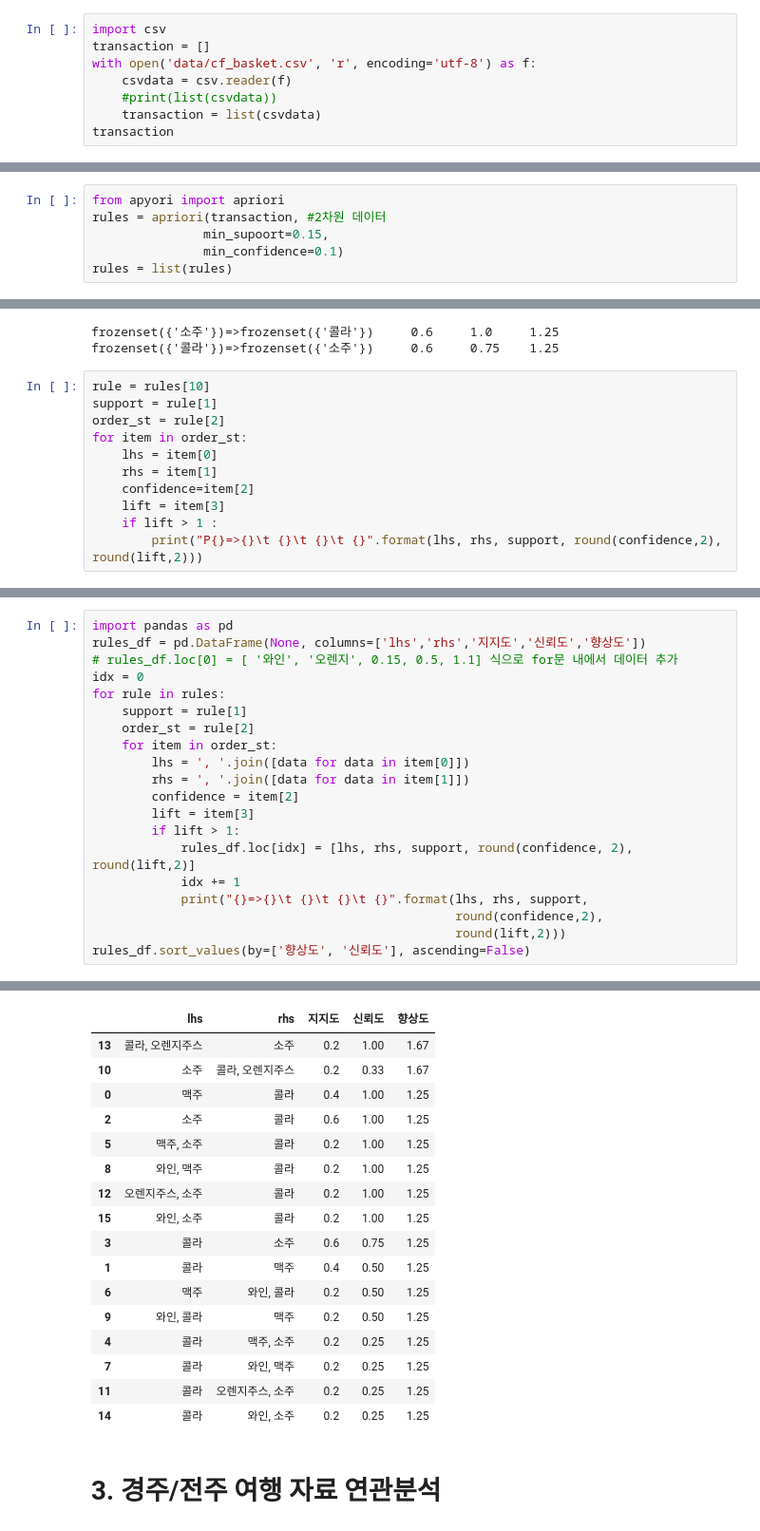
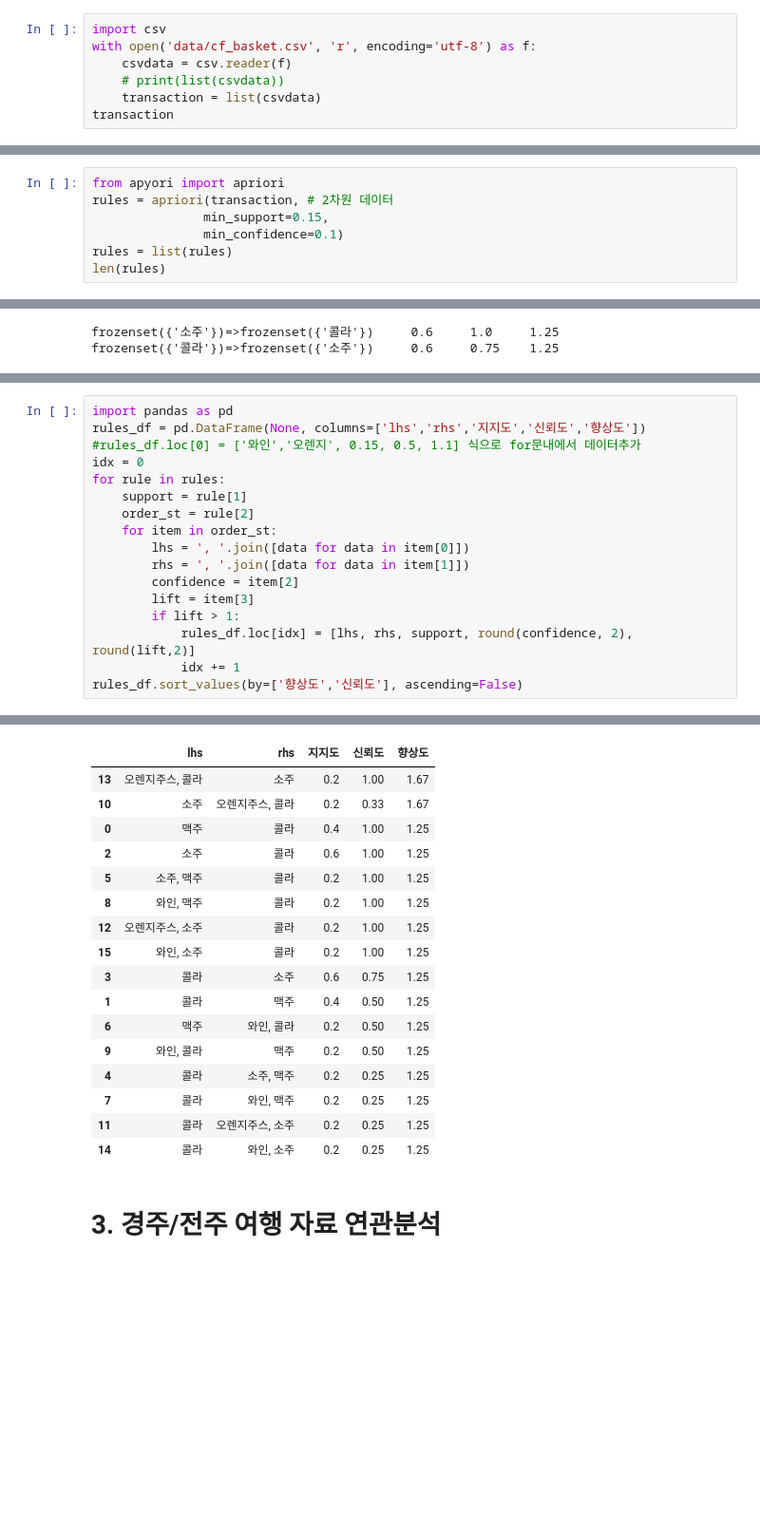
Before and after one commit to cwal8202/ai_x, a Jupyter notebook: source/07_자연어처리/ch3_연관분석.ipynb, the cells around one changed output, grey strips where cells are left out. Shown at 95% size. Drawn from its saved outputs; the diff is of its cells as text; blank space fills up the shorter version.

```diff
--- a/source/07_자연어처리/ch3_연관분석.ipynb
+++ b/source/07_자연어처리/ch3_연관분석.ipynb
@@ -40,10 +40,9 @@ table.dataframe{font-size:15px;}
 # 2. 연관분석 구현
 # %%
 import csv
-transaction = []
 with open('data/cf_basket.csv', 'r', encoding='utf-8') as f:
     csvdata = csv.reader(f)
-    #print(list(csvdata))
+    # print(list(csvdata))
     transaction = list(csvdata)
 transaction
 # %% [output]
@@ -54,7 +53,8 @@ transaction
  ['오렌지주스', '와인']]
 # %%
 from apyori import apriori
-rules = apriori(transaction, #2차원 데이터
-               min_supoort=0.15,
+rules = apriori(transaction, # 2차원 데이터
+               min_support=0.15,
                min_confidence=0.1)
 rules = list(rules)
+len(rules)
@@ -78,14 +80,3 @@ for item in order_st:
 # %% [output]
 frozenset({'소주'})=>frozenset({'콜라'})     0.6     1.0     1.25
 frozenset({'콜라'})=>frozenset({'소주'})     0.6     0.75    1.25
-# %%
-rule = rules[10]
-support = rule[1]
-order_st = rule[2]
-for item in order_st:
-    lhs = item[0]
-    rhs = item[1]
-    confidence=item[2]
-    lift = item[3]
-    if lift > 1 :
-        print("P{}=>{}\t {}\t {}\t {}".format(lhs, rhs, support, round(confidence,2), round(lift,2)))
@@ -125,7 +113,7 @@ for rule in rules:
 # %%
 import pandas as pd
 rules_df = pd.DataFrame(None, columns=['lhs','rhs','지지도','신뢰도','향상도'])
-# rules_df.loc[0] = [ '와인', '오렌지', 0.15, 0.5, 1.1] 식으로 for문 내에서 데이터 추가
+#rules_df.loc[0] = ['와인','오렌지', 0.15, 0.5, 1.1] 식으로 for문내에서 데이터추가
 idx = 0
 for rule in rules:
     support = rule[1]
@@ -138,8 +126,5 @@ for rule in rules:
         if lift > 1:
             rules_df.loc[idx] = [lhs, rhs, support, round(confidence, 2), round(lift,2)]
             idx += 1
-            print("{}=>{}\t {}\t {}\t {}".format(lhs, rhs, support,
-                                                 round(confidence,2),
-                                                 round(lift,2)))
-rules_df.sort_values(by=['향상도', '신뢰도'], ascending=False)
+rules_df.sort_values(by=['향상도','신뢰도'], ascending=False)
 # %% [output]
@@ -162,9 +131,9 @@ rules_df.sort_values(by=['향상도', '신뢰도'], ascending=False)
 |  | lhs | rhs | 지지도 | 신뢰도 | 향상도 |
-| 13 | 콜라, 오렌지주스 | 소주 | 0.2 | 1.00 | 1.67 |
-| 10 | 소주 | 콜라, 오렌지주스 | 0.2 | 0.33 | 1.67 |
+| 13 | 오렌지주스, 콜라 | 소주 | 0.2 | 1.00 | 1.67 |
+| 10 | 소주 | 오렌지주스, 콜라 | 0.2 | 0.33 | 1.67 |
 | 0 | 맥주 | 콜라 | 0.4 | 1.00 | 1.25 |
 | 2 | 소주 | 콜라 | 0.6 | 1.00 | 1.25 |
-| 5 | 맥주, 소주 | 콜라 | 0.2 | 1.00 | 1.25 |
+| 5 | 소주, 맥주 | 콜라 | 0.2 | 1.00 | 1.25 |
 | 8 | 와인, 맥주 | 콜라 | 0.2 | 1.00 | 1.25 |
 | 12 | 오렌지주스, 소주 | 콜라 | 0.2 | 1.00 | 1.25 |
 | 15 | 와인, 소주 | 콜라 | 0.2 | 1.00 | 1.25 |
@@ -172,7 +141,7 @@ rules_df.sort_values(by=['향상도', '신뢰도'], ascending=False)
 | 1 | 콜라 | 맥주 | 0.4 | 0.50 | 1.25 |
 | 6 | 맥주 | 와인, 콜라 | 0.2 | 0.50 | 1.25 |
 | 9 | 와인, 콜라 | 맥주 | 0.2 | 0.50 | 1.25 |
-| 4 | 콜라 | 맥주, 소주 | 0.2 | 0.25 | 1.25 |
+| 4 | 콜라 | 소주, 맥주 | 0.2 | 0.25 | 1.25 |
 | 7 | 콜라 | 와인, 맥주 | 0.2 | 0.25 | 1.25 |
 | 11 | 콜라 | 오렌지주스, 소주 | 0.2 | 0.25 | 1.25 |
 | 14 | 콜라 | 와인, 소주 | 0.2 | 0.25 | 1.25 |
```
Also changed, not shown: parts of 10 cells of this notebook, 4 other files.
